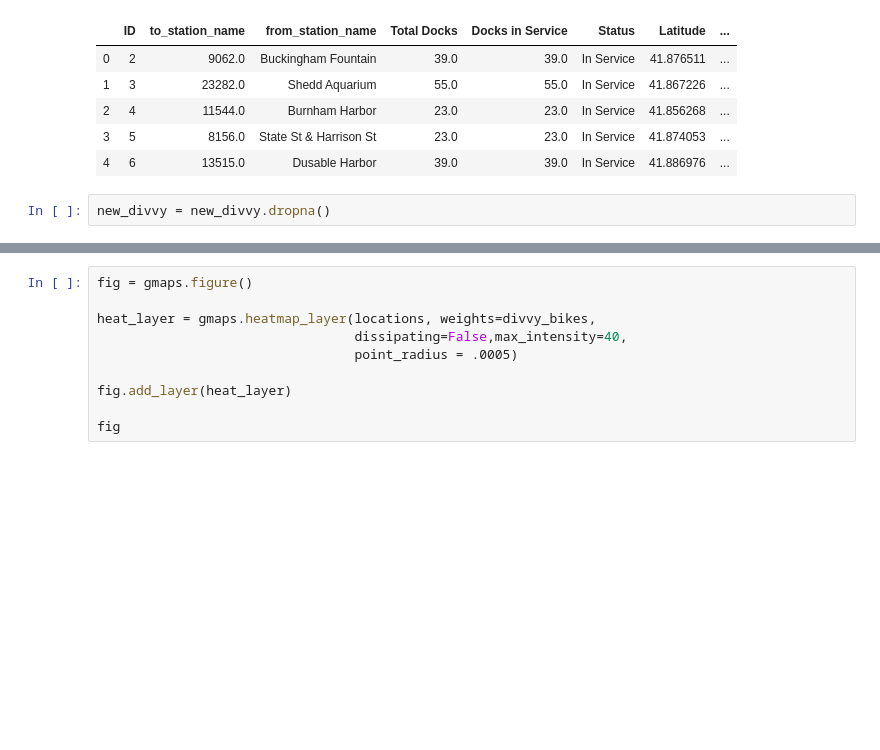
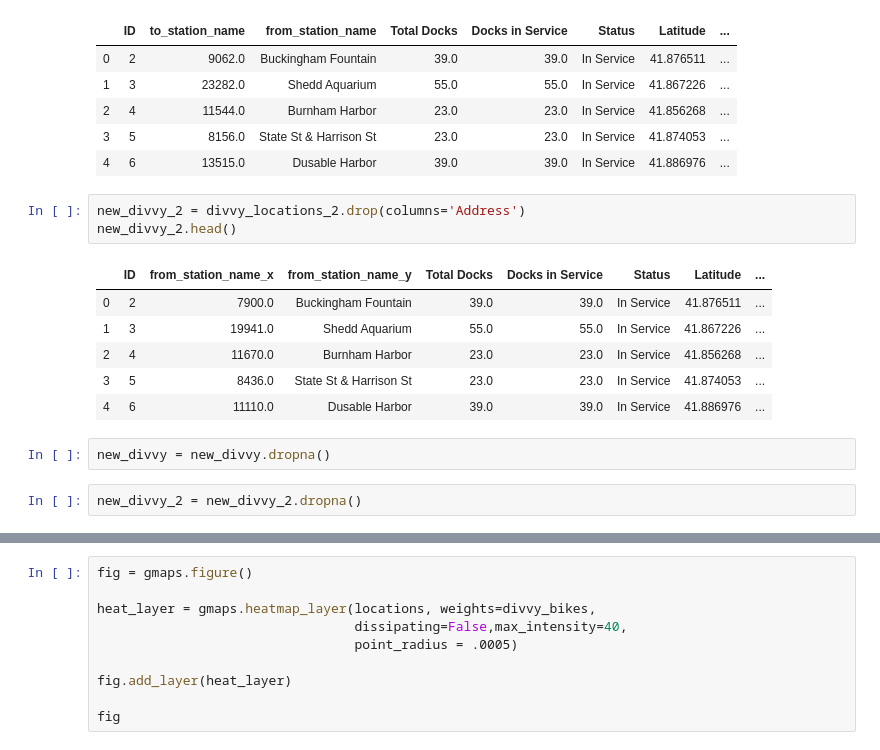
Before and after one commit to AlejandraRosa/Divvy_Project, a Jupyter notebook: Divvy_main.ipynb, the cells around one changed output, grey strips where cells are left out. Cells and saved outputs as stored; diff of their text form; blank space fills up the shorter version.

```diff
--- a/Divvy_main.ipynb
+++ b/Divvy_main.ipynb
@@ -412,6 +449,18 @@ new_divvy.head()
 | 2 | 4 | 11544.0 | Burnham Harbor | 23.0 | 23.0 | In Service | 41.856268 | ... |
 | 3 | 5 | 8156.0 | State St & Harrison St | 23.0 | 23.0 | In Service | 41.874053 | ... |
 | 4 | 6 | 13515.0 | Dusable Harbor | 39.0 | 39.0 | In Service | 41.886976 | ... |
+# %%
+new_divvy_2 = divvy_locations_2.drop(columns='Address')
+new_divvy_2.head()
+# %% [output]
+|  | ID | from_station_name_x | from_station_name_y | Total Docks | Docks in Service | Status | Latitude | ... |
+| 0 | 2 | 7900.0 | Buckingham Fountain | 39.0 | 39.0 | In Service | 41.876511 | ... |
+| 1 | 3 | 19941.0 | Shedd Aquarium | 55.0 | 55.0 | In Service | 41.867226 | ... |
+| 2 | 4 | 11670.0 | Burnham Harbor | 23.0 | 23.0 | In Service | 41.856268 | ... |
+| 3 | 5 | 8436.0 | State St & Harrison St | 23.0 | 23.0 | In Service | 41.874053 | ... |
+| 4 | 6 | 11110.0 | Dusable Harbor | 39.0 | 39.0 | In Service | 41.886976 | ... |
 # %%
 new_divvy = new_divvy.dropna()
+# %%
+new_divvy_2 = new_divvy_2.dropna()
 # %%
```
Also changed, not shown: parts of 13 cells of this notebook.
